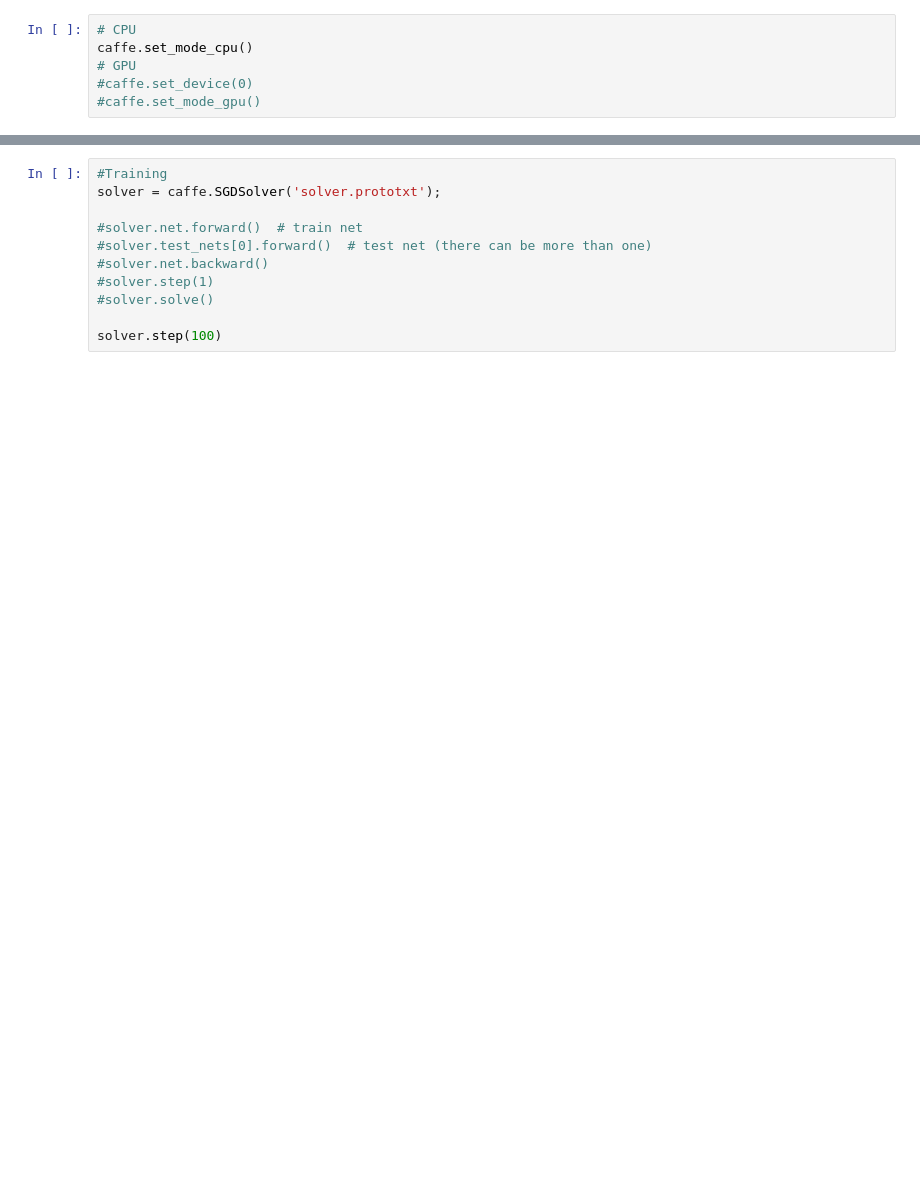
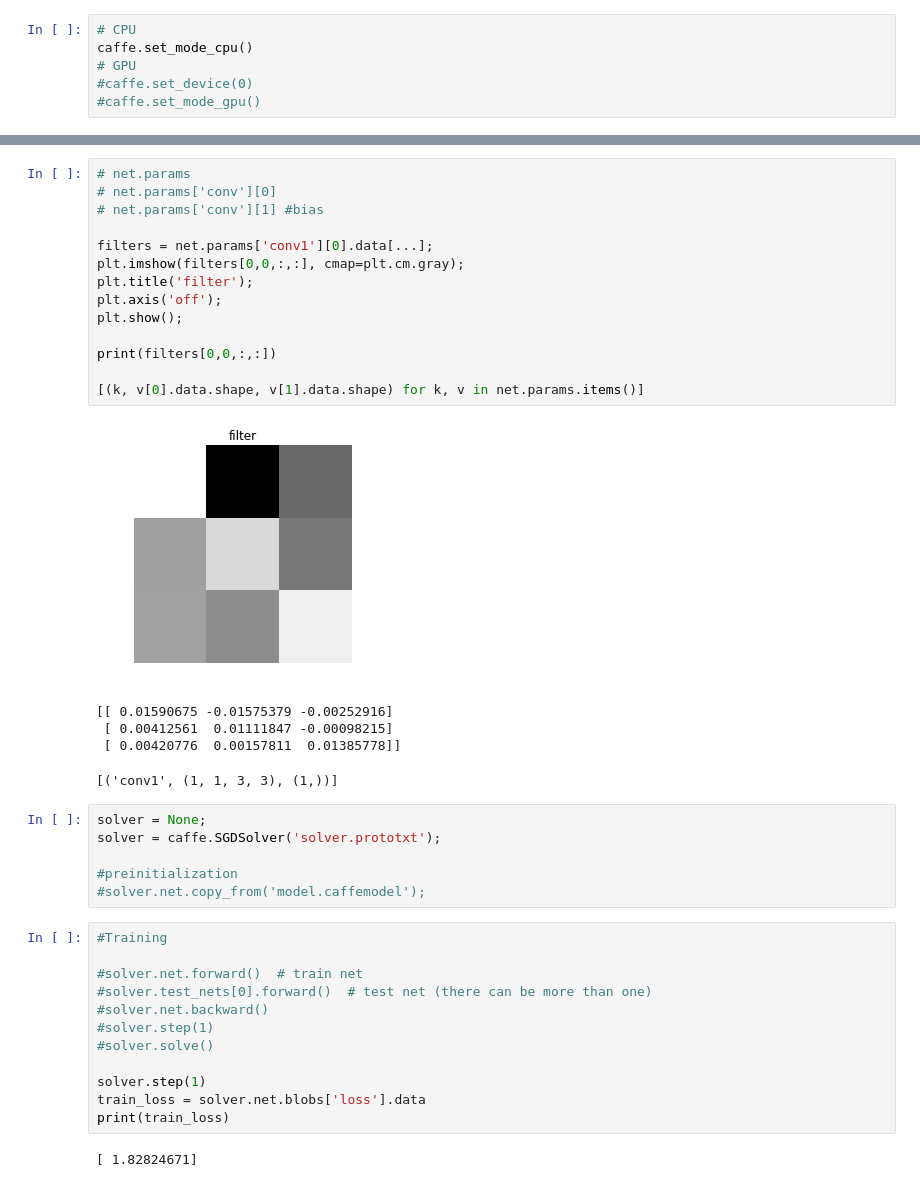
Before and after one commit to pedrodiamel/nettutorial, a Jupyter notebook: icaffelayer.ipynb, the cells around one changed output, grey strips where cells are left out. Saved outputs shown, nothing was run; the diff lists cells and outputs as text; blank space fills up the shorter version.

```diff
--- a/icaffelayer.ipynb
+++ b/icaffelayer.ipynb
@@ -177,6 +206,31 @@ print(out['loss'])
+# %%
+# net.params
+# net.params['conv'][0]
+# net.params['conv'][1] #bias
+
+filters = net.params['conv1'][0].data[...];
+plt.imshow(filters[0,0,:,:], cmap=plt.cm.gray);
+plt.title('filter');
+plt.axis('off');
+plt.show();
+
+print(filters[0,0,:,:])
+
+[(k, v[0].data.shape, v[1].data.shape) for k, v in net.params.items()]
+# %% [output]
+[figure, added]
+[[ 0.01590675 -0.01575379 -0.00252916]
+ [ 0.00412561  0.01111847 -0.00098215]
+ [ 0.00420776  0.00157811  0.01385778]]
+[('conv1', (1, 1, 3, 3), (1,))]
+# %%
+solver = None;
+solver = caffe.SGDSolver('solver.prototxt');
+
+#preinitialization
+#solver.net.copy_from('model.caffemodel');
 # %%
 #Training
-solver = caffe.SGDSolver('solver.prototxt');
 
 #solver.net.forward()  # train net
 #solver.test_nets[0].forward()  # test net (there can be more than one)
@@ -184,4 +238,8 @@ solver = caffe.SGDSolver('solver.prototxt');
 #solver.step(1)
 #solver.solve()
 
-solver.step(100)
+solver.step(1)
+train_loss = solver.net.blobs['loss'].data
+print(train_loss)
+# %% [output]
+[ 1.82824671]
```
Also changed, not shown: parts of 16 cells of this notebook, 8 other files.
